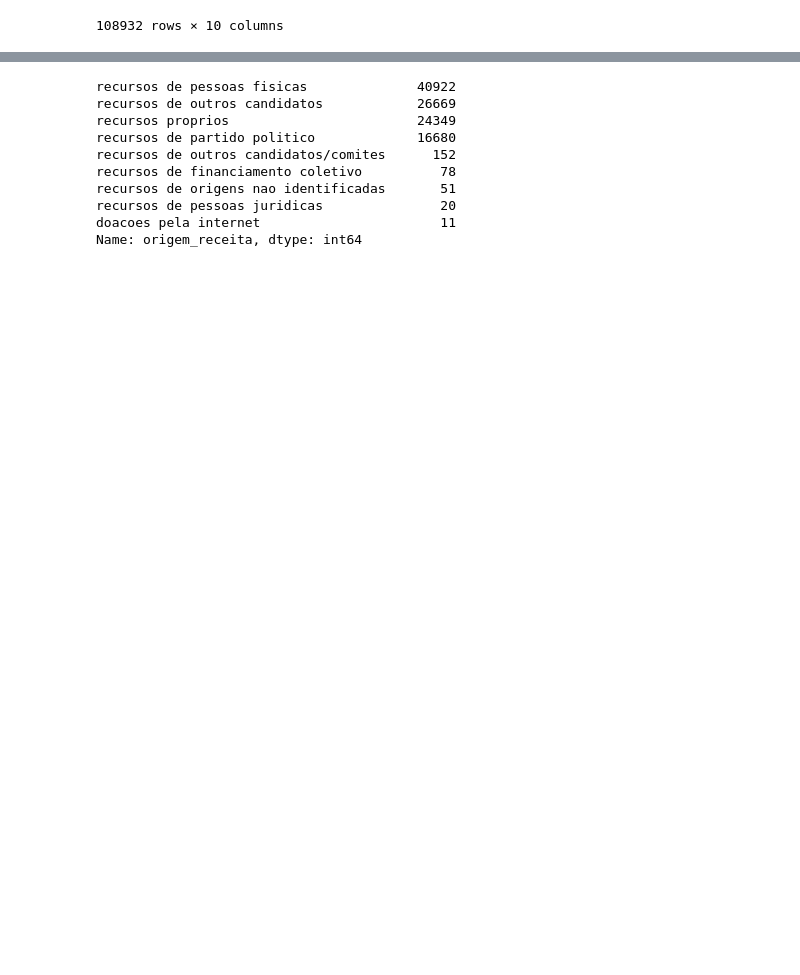
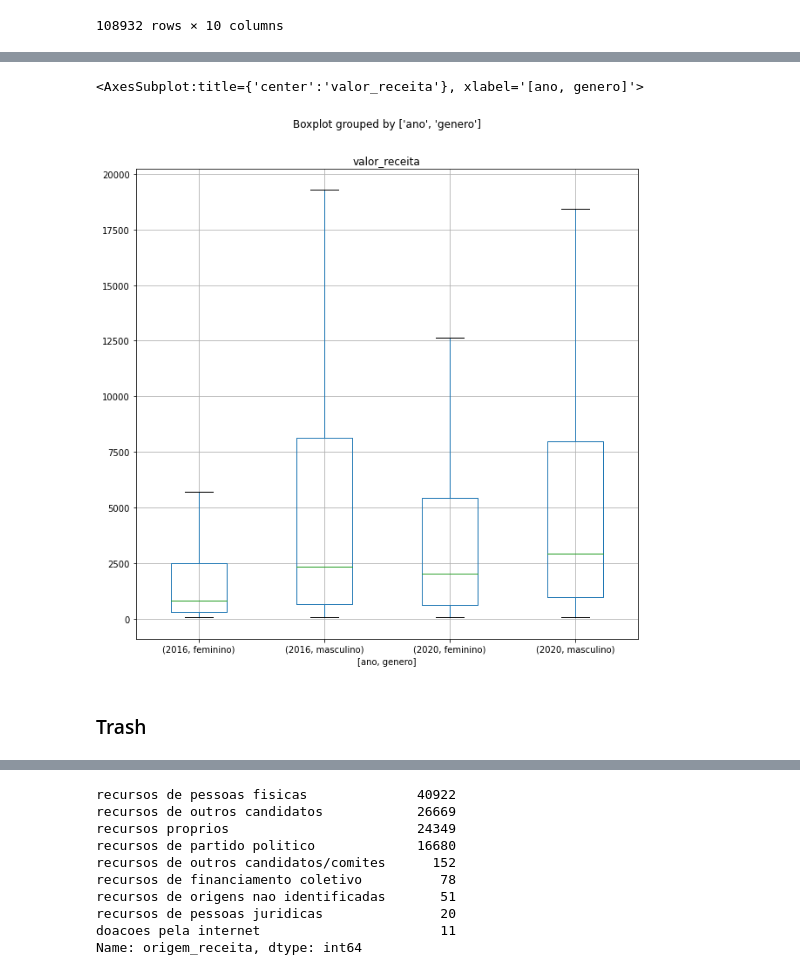
Before and after one commit to adolfoguimaraes/basedosdados-eleicoes, a Jupyter notebook: code/ProcessarDados.ipynb, the cells around one changed output, grey strips where cells are left out. Cells and saved outputs as stored; diff of their text form; code cells hidden in the pictures; blank space fills up the shorter version.

```diff
--- a/code/ProcessarDados.ipynb
+++ b/code/ProcessarDados.ipynb
@@ -192,3 +281,9 @@ df_receitas
 | 108930 | 2020 | SE | 1659921 | vereador | outros recursos | recursos de pessoas fisicas | financeiro | ... |
 | 108931 | 2020 | SE | 1659921 | vereador | outros recursos | recursos de outros candidatos | estimavel | ... |
 108932 rows × 10 columns
+# %%
+df_select = df_receitas.query("ano in [2016,2020]", engine='python')
+df_select = df_select[['ano','id_candidato_bd','valor_receita','genero']]
+df_select = df_select.groupby(by=['ano','id_candidato_bd','genero']).sum()
+df_select = df_select.reset_index()
+df_select
@@ -194,0 +304,6 @@ df_receitas
+# %%
+q_low = df_select["valor_receita"].quantile(0.01)
+q_hi  = df_select["valor_receita"].quantile(0.99)
+
+df_filtered = df_select[(df_select["valor_receita"] < q_hi) & (df_select["valor_receita"] > q_low)]
+df_filtered
@@ -194,0 +326,7 @@ df_receitas
+# %%
+df_filtered.boxplot(column=['valor_receita'], by=['ano','genero'], figsize=(10,10), showfliers=False)
+# %% [output]
+<AxesSubplot:title={'center':'valor_receita'}, xlabel='[ano, genero]'>
+[figure, added]
+# %% [markdown]
+### Trash
```
Also changed, not shown: parts of 32 cells of this notebook, 6 other files.
